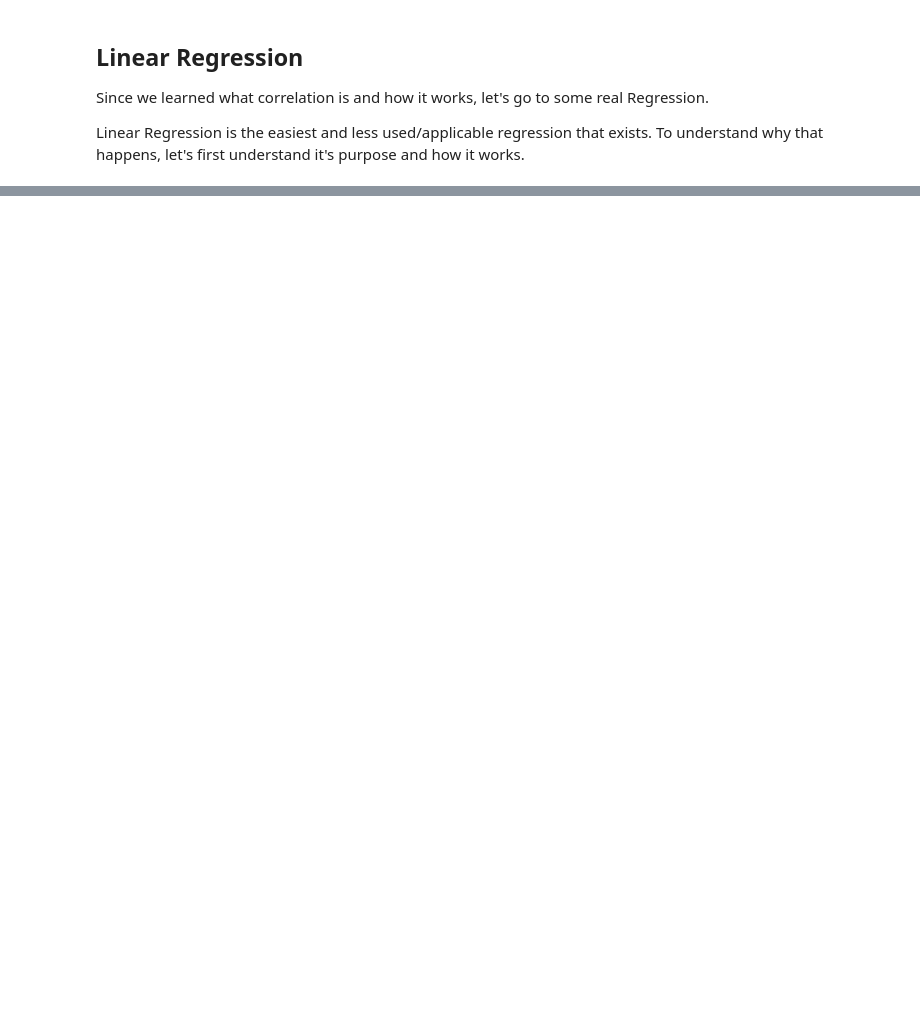
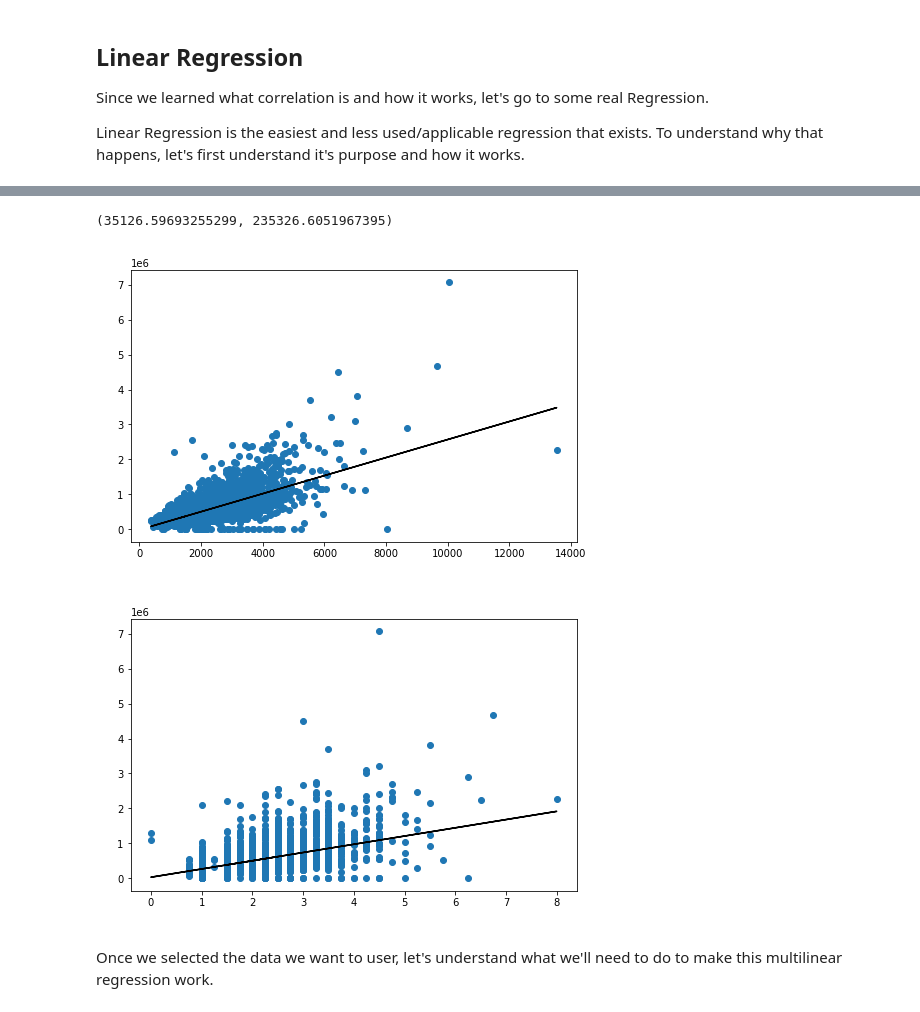
Before and after one commit to vitorhhelmbrecht/machine_learning, a Jupyter notebook: Supervised Learning/Regression/Regression.ipynb, the cells around one changed output, grey strips where cells are left out. Drawn from its saved outputs; the diff is of its cells as text; code cells hidden in the pictures; blank space fills up the shorter version.

```diff
--- a/Supervised Learning/Regression/Regression.ipynb
+++ b/Supervised Learning/Regression/Regression.ipynb
@@ -244 +263,27 @@ Now let's code thoes beautifull equations out!
+# %%
+def linear_regression(dataset_x, dataset_y):
+  # Calculate β1 first
+
+  # x and y with a bar on top
+  average_of_x = sum(dataset_x) / len(dataset_x)
+  average_of_y = sum(dataset_y) / len(dataset_y)
+
+  first_sum_beta_1 = 0
+  second_sum_beta_1 = 0
+
+  for i in range(len(dataset_x)):
+    value_x = dataset_x[i] - average_of_x
+    first_sum_beta_1 += value_x * (dataset_y[i] - average_of_y)
+    second_sum_beta_1 += value_x ** 2
+
+  beta_1 = first_sum_beta_1 / second_sum_beta_1
+
+  # Now calculate β0
+
+  beta_0 = average_of_y - beta_1 * average_of_x
+
+  return beta_0, beta_1
+# %%
+def get_linear_value(beta_0, beta_1, x_value):
+  return beta_0 + beta_1 * x_value
 # %%
@@ -294,0 +349,3 @@ Hope you're liking it and learning well untill now :)
+# %%
+data = pd.read_csv(path)
+data
@@ -294,0 +372,13 @@ Hope you're liking it and learning well untill now :)
+# %%
+prices = data.price
+sizes = data.sqft_living
+bathrooms = data.bathrooms
+
+draw_linear_regression_graph(sizes, prices, 'size', 'price')
+draw_linear_regression_graph(bathrooms, prices, 'bathrooms', 'price')
+# %% [output]
+(35126.59693255299, 235326.6051967395)
+[figure, added]
+[figure, added]
+# %% [markdown]
+Once we selected the data we want to user, let's understand what we'll need to do to make this multilinear regression work.
```
Also changed, not shown: parts of 29 cells of this notebook.
